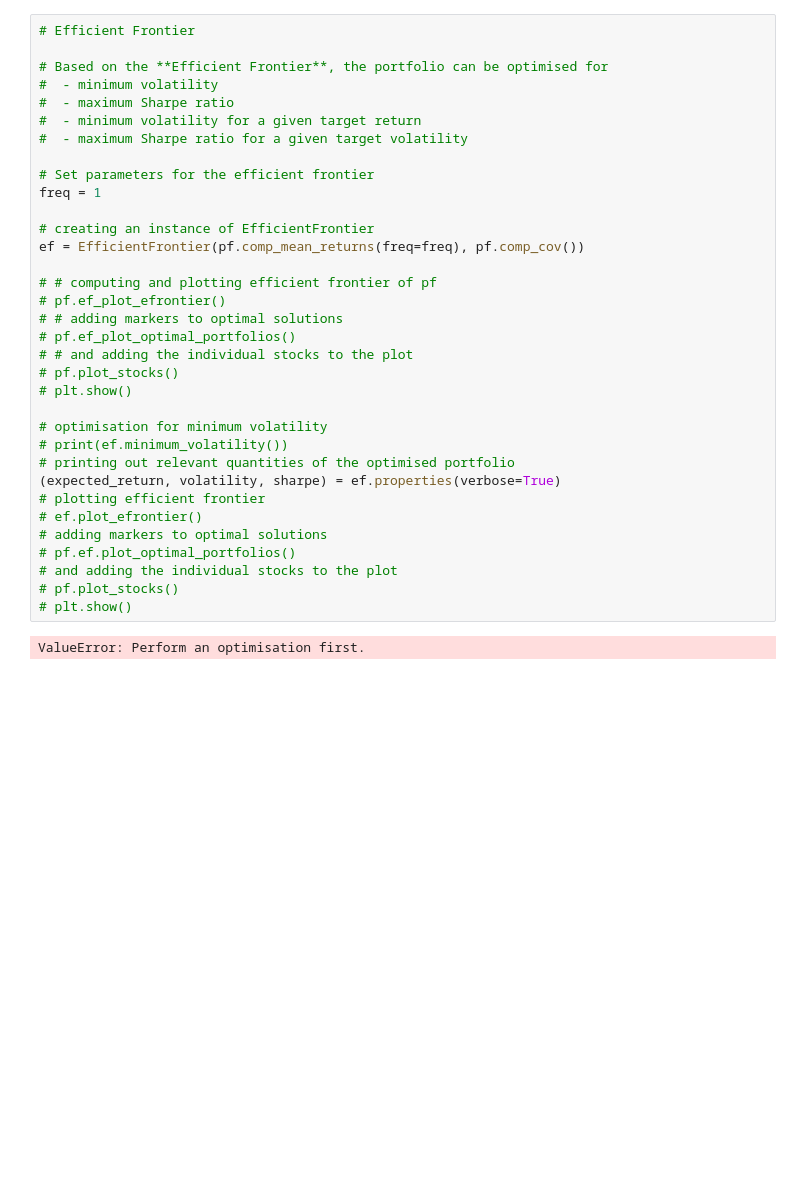
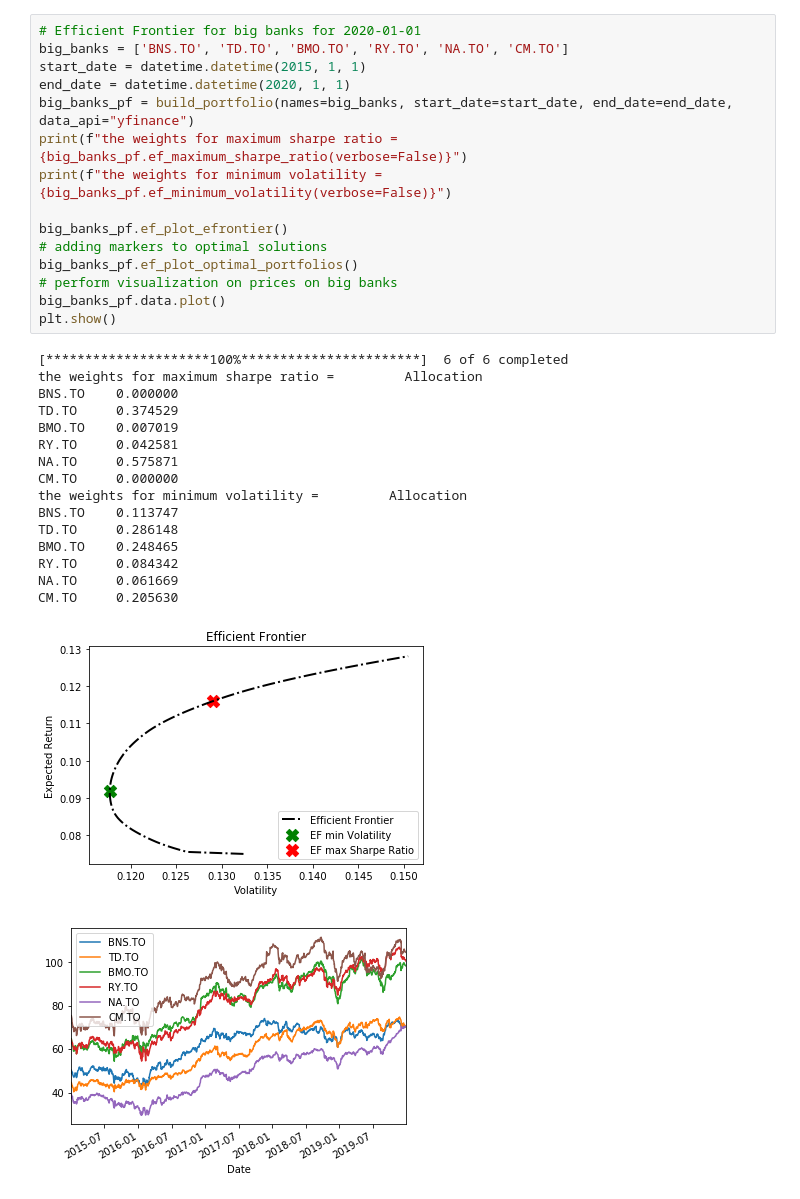
Before and after one commit to NJ1219/UofT-Project1, a Jupyter notebook: project.ipynb, the cells around one changed output. Drawn from its saved outputs; the diff is of its cells as text; blank space fills up the shorter version.

```diff
--- a/project.ipynb
+++ b/project.ipynb
@@ -66,36 +159,33 @@ plt.show()
-# %%
-# Efficient Frontier
-
-# Based on the **Efficient Frontier**, the portfolio can be optimised for
-#  - minimum volatility
-#  - maximum Sharpe ratio
-#  - minimum volatility for a given target return
-#  - maximum Sharpe ratio for a given target volatility
-
-# Set parameters for the efficient frontier
-freq = 1
-
-# creating an instance of EfficientFrontier
-ef = EfficientFrontier(pf.comp_mean_returns(freq=freq), pf.comp_cov())
-
-# # computing and plotting efficient frontier of pf
-# pf.ef_plot_efrontier()
-# # adding markers to optimal solutions
-# pf.ef_plot_optimal_portfolios()
-# # and adding the individual stocks to the plot
-# pf.plot_stocks()
-# plt.show()
-
-# optimisation for minimum volatility
-# print(ef.minimum_volatility())
-# printing out relevant quantities of the optimised portfolio
-(expected_return, volatility, sharpe) = ef.properties(verbose=True)
-# plotting efficient frontier
-# ef.plot_efrontier()
-# adding markers to optimal solutions
-# pf.ef.plot_optimal_portfolios()
-# and adding the individual stocks to the plot
-# pf.plot_stocks()
-# plt.show()
-# %% [output]
-ValueError: Perform an optimisation first.
+# %%
+# Efficient Frontier for big banks for 2020-01-01
+big_banks = ['BNS.TO', 'TD.TO', 'BMO.TO', 'RY.TO', 'NA.TO', 'CM.TO']
+start_date = datetime.datetime(2015, 1, 1)
+end_date = datetime.datetime(2020, 1, 1)
+big_banks_pf = build_portfolio(names=big_banks, start_date=start_date, end_date=end_date, data_api="yfinance")
+print(f"the weights for maximum sharpe ratio = {big_banks_pf.ef_maximum_sharpe_ratio(verbose=False)}")
+print(f"the weights for minimum volatility = {big_banks_pf.ef_minimum_volatility(verbose=False)}")
+
+big_banks_pf.ef_plot_efrontier()
+# adding markers to optimal solutions
+big_banks_pf.ef_plot_optimal_portfolios()
+# perform visualization on prices on big banks
+big_banks_pf.data.plot()
+plt.show()
+# %% [output]
+[*********************100%***********************]  6 of 6 completed
+the weights for maximum sharpe ratio =         Allocation
+BNS.TO    0.000000
+TD.TO     0.374529
+BMO.TO    0.007019
+RY.TO     0.042581
+NA.TO     0.575871
+CM.TO     0.000000
+the weights for minimum volatility =         Allocation
+BNS.TO    0.113747
+TD.TO     0.286148
+BMO.TO    0.248465
+RY.TO     0.084342
+NA.TO     0.061669
+CM.TO     0.205630
+[figure, added]
+[figure, added]
```
Also changed, not shown: parts of 9 cells of this notebook.
